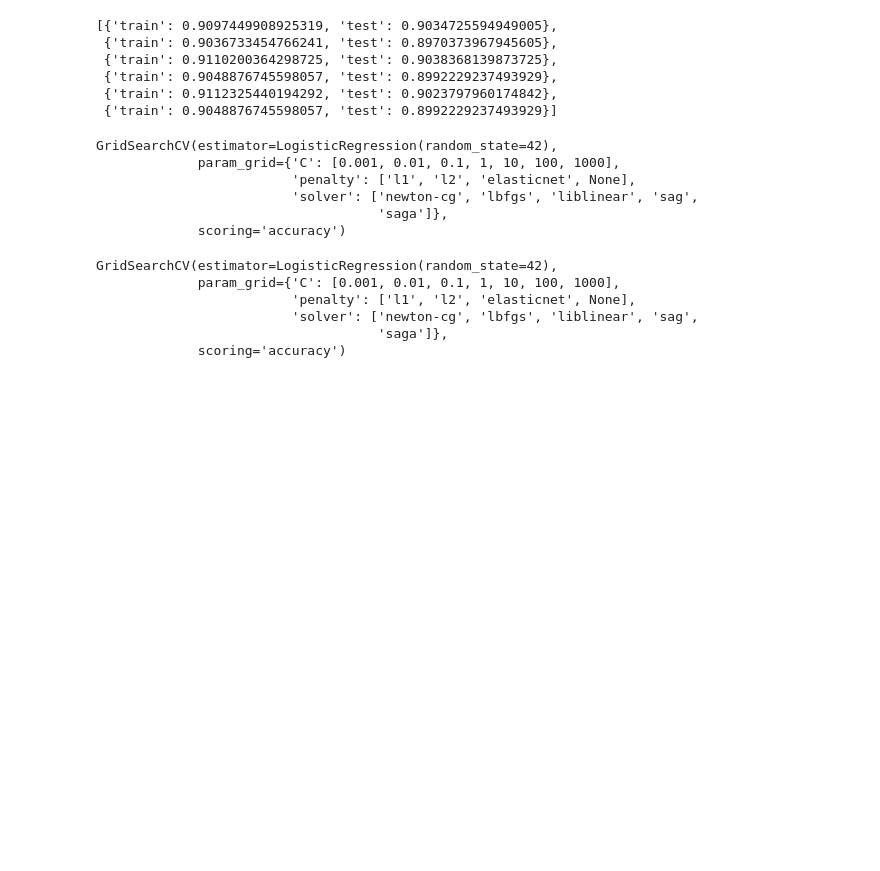
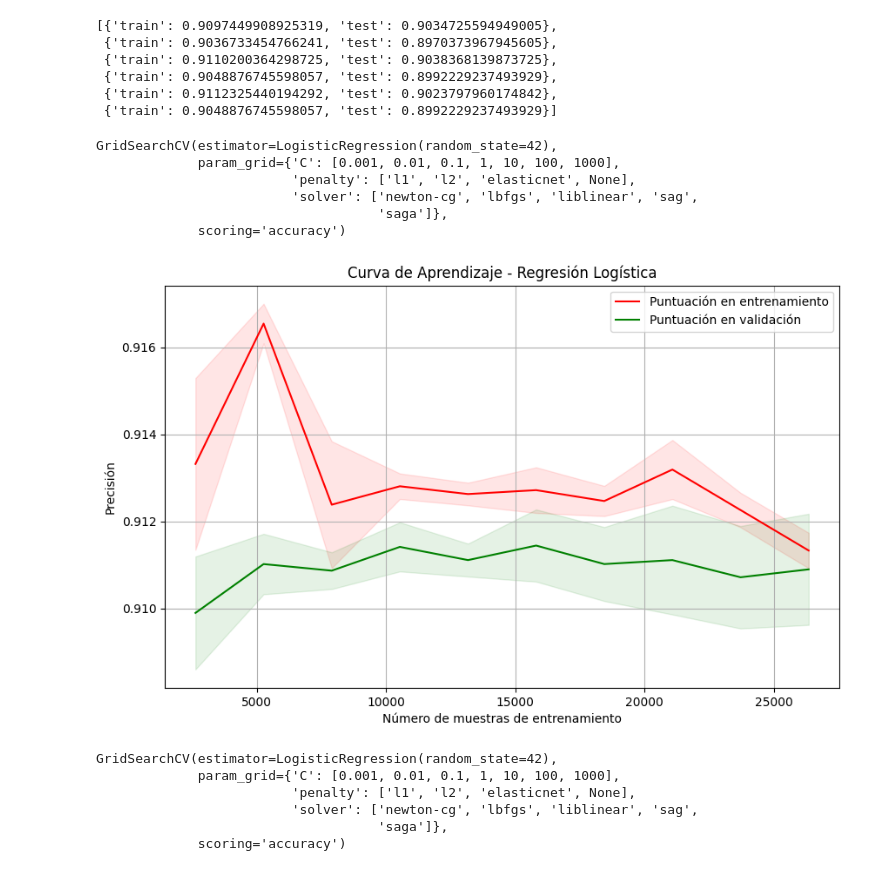
Before and after one commit to Vic1CR/ejercicio_regresion_logistica, a Jupyter notebook: src/machine_learning.ipynb, the cells around one changed output. Cells and saved outputs as stored; diff of their text form; code cells hidden in the pictures; blank space fills up the shorter version.

```diff
--- a/src/machine_learning.ipynb
+++ b/src/machine_learning.ipynb
@@ -139,6 +139,46 @@ GridSearchCV(estimator=LogisticRegression(random_state=42),
                          'solver': ['newton-cg', 'lbfgs', 'liblinear', 'sag',
                                     'saga']},
              scoring='accuracy')
+# %%
+import matplotlib.pyplot as plt
+from sklearn.model_selection import learning_curve
+
+# Seleccionamos el dataset que usaremos para analizar la curva de aprendizaje
+# Aquí usamos TRAIN_DATASETS[best_dataset] y nos aseguramos de que y_train sea un array 1D si es necesario
+X_learn = TRAIN_DATASETS[best_dataset]
+y_learn = y_train.values.ravel()  # Esto es importante si y_train es un DataFrame
+
+# Instanciamos el modelo de regresión logística
+model_for_curve = LogisticRegression(random_state=42, max_iter=1000)
+
+# Generamos la curva de aprendizaje
+train_sizes, train_scores, validation_scores = learning_curve(
+    model_for_curve, X_learn, y_learn, cv=5, scoring='accuracy',
+    train_sizes=np.linspace(0.1, 1.0, 10), random_state=42
+)
+
+# Calculamos medias y desviaciones estándar para las puntuaciones
+train_scores_mean = np.mean(train_scores, axis=1)
+train_scores_std = np.std(train_scores, axis=1)
+validation_scores_mean = np.mean(validation_scores, axis=1)
+validation_scores_std = np.std(validation_scores, axis=1)
+
+# Graficamos la curva de aprendizaje
+plt.figure(figsize=(10, 6))
+plt.plot(train_sizes, train_scores_mean, label="Puntuación en entrenamiento", color="r")
+plt.fill_between(train_sizes, train_scores_mean - train_scores_std,
+                 train_scores_mean + train_scores_std, color="r", alpha=0.1)
+plt.plot(train_sizes, validation_scores_mean, label="Puntuación en validación", color="g")
+plt.fill_between(train_sizes, validation_scores_mean - validation_scores_std,
+                 validation_scores_mean + validation_scores_std, color="g", alpha=0.1)
+plt.title("Curva de Aprendizaje - Regresión Logística")
+plt.xlabel("Número de muestras de entrenamiento")
+plt.ylabel("Precisión")
+plt.legend(loc="best")
+plt.grid(True)
+plt.show()
+# %% [output]
+[figure, added]
 # %%
 grid.fit(TRAIN_DATASETS[best_dataset], y_train)
 # %% [output]
```
Also changed, not shown: parts of 1 cell of this notebook, 18 other files.
